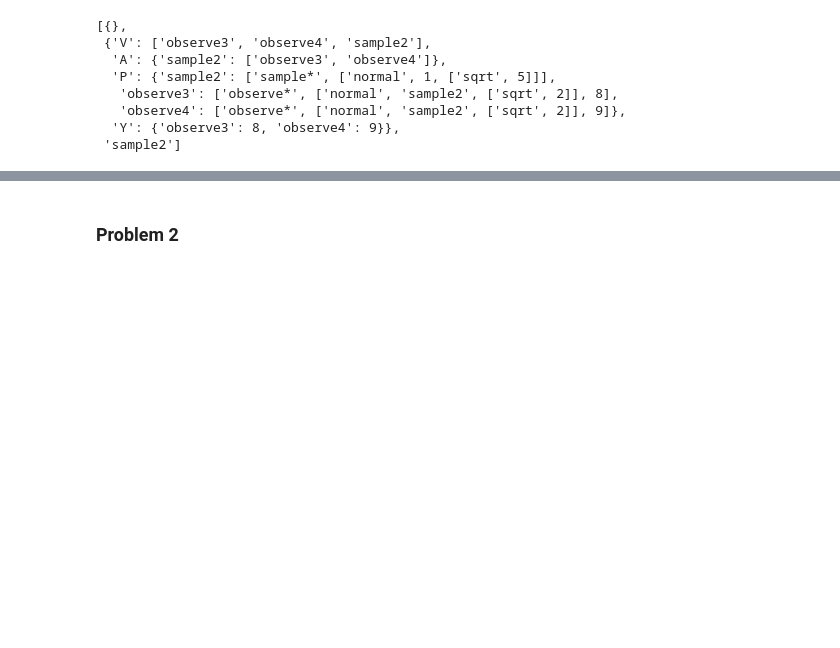
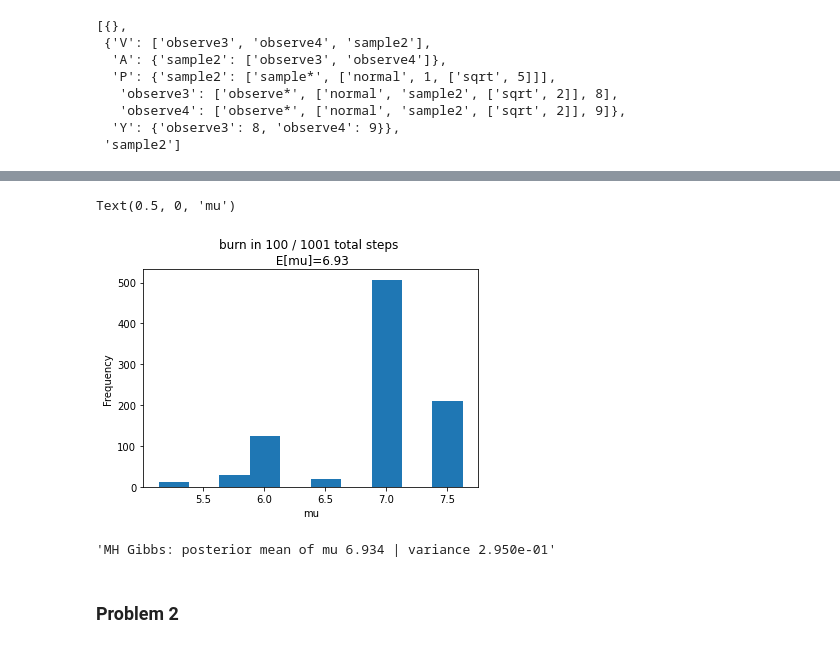
Before and after one commit to geoffwoollard/prob_prog, a Jupyter notebook: hw/hw3/hw3.ipynb, the cells around one changed output, grey strips where cells are left out. Drawn from its saved outputs; the diff is of its cells as text; code cells hidden in the pictures; blank space fills up the shorter version.

Commit message:
IS and MH Gibbs for problems 1-4.

```diff
--- a/hw/hw3/hw3.ipynb
+++ b/hw/hw3/hw3.ipynb
@@ -172,7 +180,6 @@ posterior_variance = expectation_samples_2 - posterior_mean**2
 # %%
 fname = '1.daphne'
-import load_helper
-graph = load_helper.graph_helper(fname)
+graph = graph_helper(fname)
 graph
 # %% [output]
 [{},
@@ -183,3 +190,7 @@ graph
    'observe4': ['observe*', ['normal', 'sample2', ['sqrt', 2]], 9]},
   'Y': {'observe3': 8, 'observe4': 9}},
  'sample2']
+# %%
+%%time
+num_steps=1000
+return_list, samples_whole_graph = mh_gibbs.mh_gibbs_wrapper(graph,num_steps=num_steps)
@@ -186,3 +200,19 @@ graph
+# %%
+samples = np.array([x.item() for x in return_list])
+# %%
+burn_in = int(0.1*num_steps)
+sr = pd.Series(samples[burn_in:])
+sr.plot.hist()
+sr.mean()
+plt.title('burn in {:} / {:} total steps \n E[mu]={:1.2f}'.format(burn_in, len(samples),sr.mean()))
+plt.xlabel('mu')
+# %% [output]
+Text(0.5, 0, 'mu')
+[figure, added]
+# %%
+"MH Gibbs: posterior mean of mu {:1.3f} | variance {:1.3e}".format(sr.mean(),sr.var())
+# %% [output]
+'MH Gibbs: posterior mean of mu 6.934 | variance 2.950e-01'
 # %% [markdown]
 ### Problem 2
 # %% [markdown]
```
Also changed, not shown: parts of 40 cells of this notebook, 2 other files.
